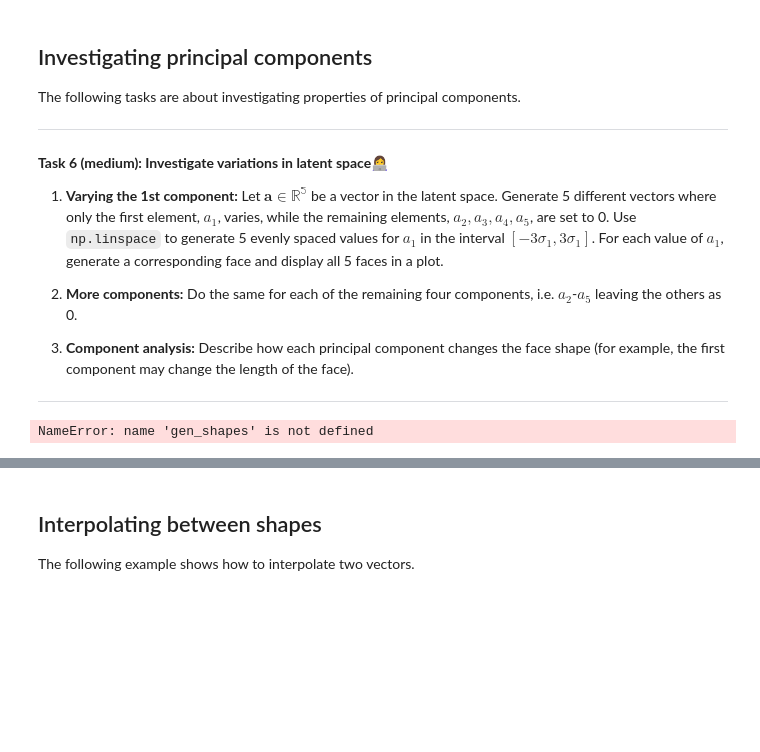
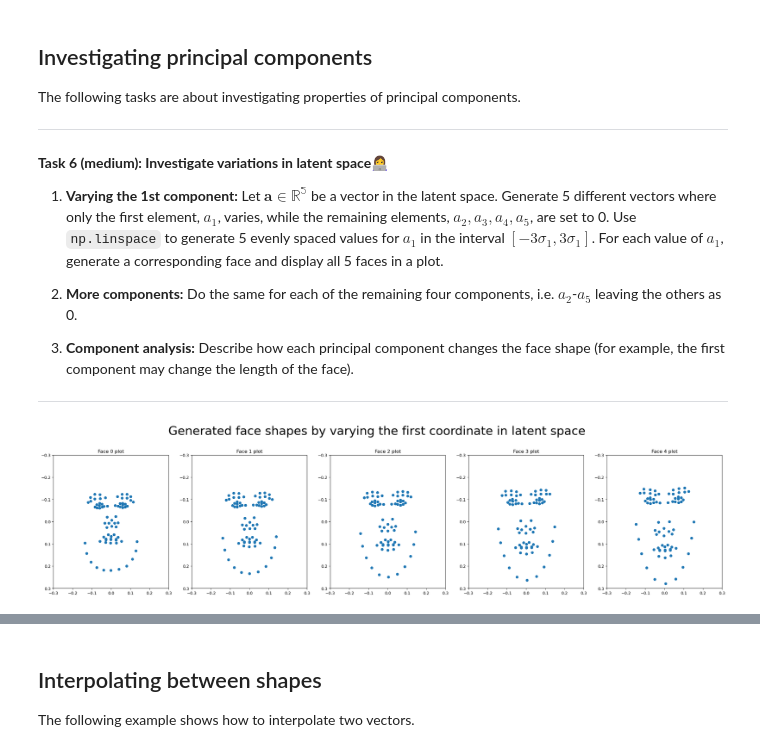
Before and after one commit to AlbertRossJoh/iml_project_2025, a Jupyter notebook: W12/02-shape_generation.ipynb, the cells around one changed output, grey strips where cells are left out. Drawn from its saved outputs; the diff is of its cells as text; code cells hidden in the pictures; blank space fills up the shorter version.

```diff
--- a/W12/02-shape_generation.ipynb
+++ b/W12/02-shape_generation.ipynb
@@ -353,11 +388,19 @@ The following tasks are about investigating properties of principal components.
 
 ---
 # %%
-std_1 = np.sqrt(val[0]) # std/eigvalue for the first PC
-np.linspace(-3*std_1, 3*std_1, num=5)
+
 
 # Write your solution here
 
-plot_many_faces(gen_shapes,"Generated face shapes by varying the first coordinate in latent space")
+def gen_vectors(index):
+    std_1 = np.sqrt(val[index]) # std/eigvalue for the PC
+    a_values = np.linspace(-3*std_1, 3*std_1, num=5)
+
+    result = []
+    for i in range(len(a_values)):
+        a_vector = np.zeros(5, dtype=float)
+        a_vector[index] = a_values[i]
+        result.append(np.dot(used,a_vector)+mu)
+    return result
+
+#print(a_values)
-# %% [output]
-NameError: name 'gen_shapes' is not defined
@@ -365,0 +407,4 @@ NameError: name 'gen_shapes' is not defined
+# %%
+plot_many_faces(gen_vectors(0),"Generated face shapes by varying the first coordinate in latent space")
+# %% [output]
+[figure, added]
```
Also changed, not shown: parts of 14 cells of this notebook.
